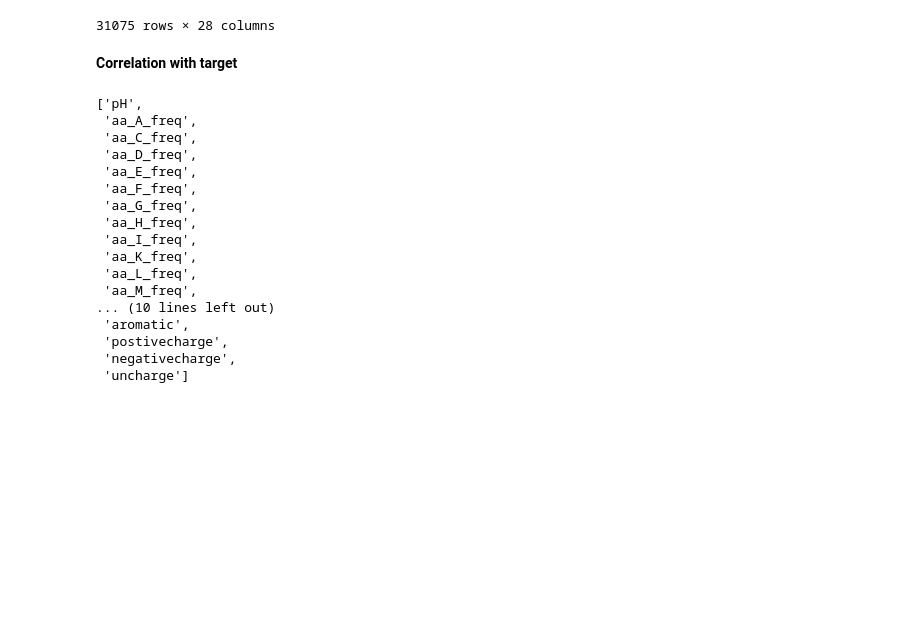
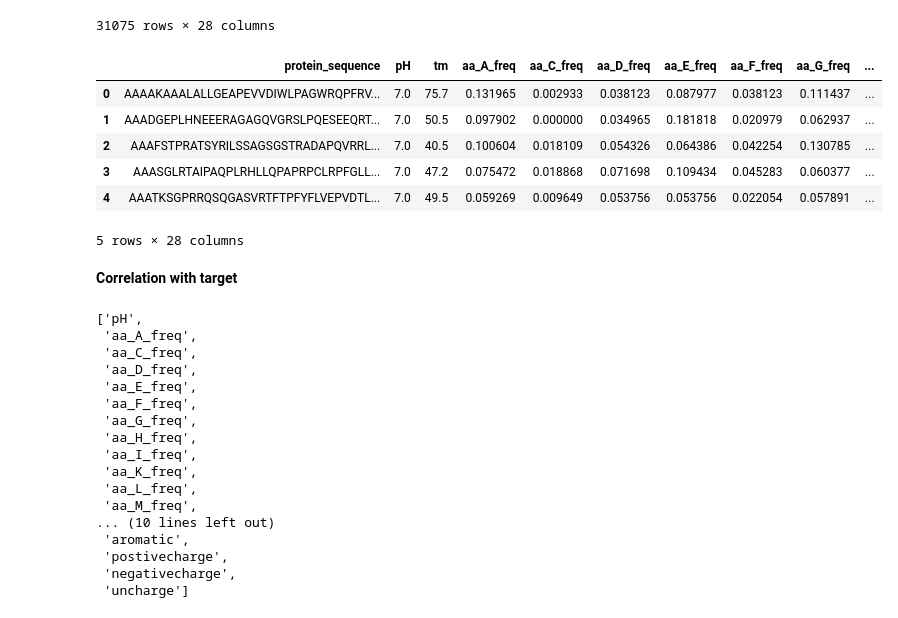
Before and after one commit to Irina-Bogdanova-bioinformatician/BI_ML_2023, a Jupyter notebook: protein_stability_prediction/predict_protein_stability.ipynb, the cells around one changed output. Cells and saved outputs as stored; diff of their text form; code cells hidden in the pictures; blank space fills up the shorter version.

```diff
--- a/protein_stability_prediction/predict_protein_stability.ipynb
+++ b/protein_stability_prediction/predict_protein_stability.ipynb
@@ -469,6 +469,17 @@ data_2
 31075 rows × 28 columns
 # %%
 data_2.to_csv("new_features_added.csv")
+# %%
+data_2 = pd.read_csv("new_features_added.csv", index_col=0)
+data_2.head()
+# %% [output]
+|  | protein_sequence | pH | tm | aa_A_freq | aa_C_freq | aa_D_freq | aa_E_freq | aa_F_freq | aa_G_freq | ... |
+| 0 | AAAAKAAALALLGEAPEVVDIWLPAGWRQPFRV... | 7.0 | 75.7 | 0.131965 | 0.002933 | 0.038123 | 0.087977 | 0.038123 | 0.111437 | ... |
+| 1 | AAADGEPLHNEEERAGAGQVGRSLPQESEEQRT... | 7.0 | 50.5 | 0.097902 | 0.000000 | 0.034965 | 0.181818 | 0.020979 | 0.062937 | ... |
+| 2 | AAAFSTPRATSYRILSSAGSGSTRADAPQVRRL... | 7.0 | 40.5 | 0.100604 | 0.018109 | 0.054326 | 0.064386 | 0.042254 | 0.130785 | ... |
+| 3 | AAASGLRTAIPAQPLRHLLQPAPRPCLRPFGLL... | 7.0 | 47.2 | 0.075472 | 0.018868 | 0.071698 | 0.109434 | 0.045283 | 0.060377 | ... |
+| 4 | AAATKSGPRRQSQGASVRTFTPFYFLVEPVDTL... | 7.0 | 49.5 | 0.059269 | 0.009649 | 0.053756 | 0.053756 | 0.022054 | 0.057891 | ... |
+5 rows × 28 columns
 # %% [markdown]
 **Correlation with target**
 # %%
```
Also changed, not shown: parts of 22 cells of this notebook.
